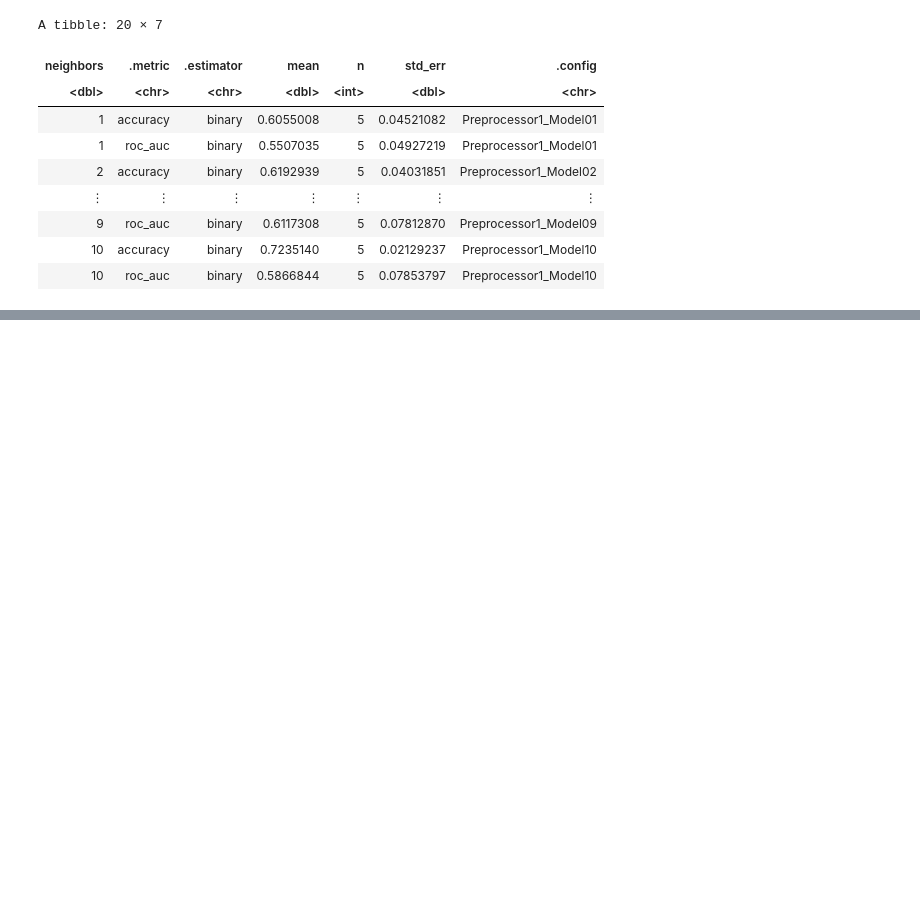
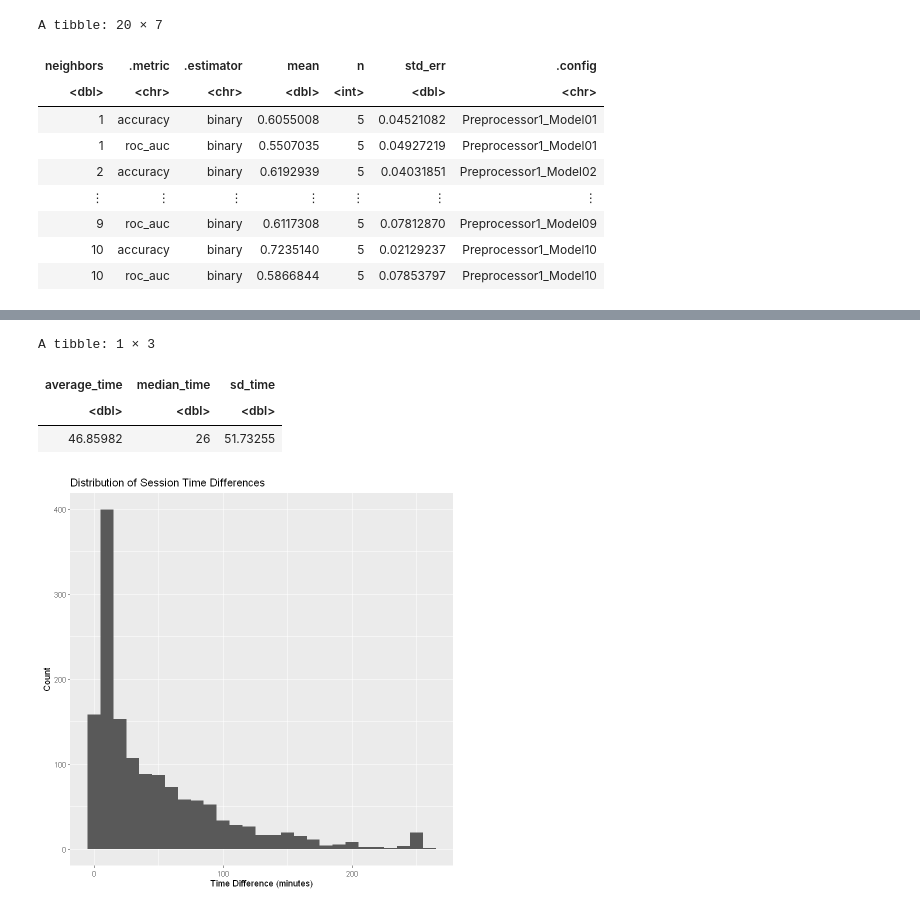
Before and after one commit to Bumblet3a/DSCi-Final, a Jupyter notebook: Project group.ipynb, the cells around one changed output, grey strips where cells are left out. Cells and saved outputs as stored; diff of their text form; code cells hidden in the pictures; blank space fills up the shorter version.

```diff
--- a/Project group.ipynb
+++ b/Project group.ipynb
@@ -236,0 +256,28 @@ A spec_tbl_df: 1535 × 5
+# %%
+sessions_time_diff <- sessions |>
+    mutate(time_diff = (EHour - Hour) * 60 + (EMinute - Minute))
+
+
+time_stats <- sessions_time_diff |>
+    summarize(average_time = mean(time_diff, na.rm = TRUE),
+              median_time = median(time_diff, na.rm = TRUE),
+              sd_time = sd(time_diff, na.rm = TRUE))
+
+
+sessions_visualization <- sessions_time_diff |>
+    ggplot(aes(x = time_diff)) +
+    geom_histogram(binwidth = 10) +
+    labs(title = "Distribution of Session Time Differences",
+         x = "Time Difference (minutes)",
+         y = "Count")
+
+sessions_visualization
+time_stats
+
+# Skewed right distribution where most people had sessions that lasted less than 60 minutes
+# %% [output]
+A tibble: 1 × 3
+| average_time | median_time | sd_time |
+| <dbl> | <dbl> | <dbl> |
+| 46.85982 | 26 | 51.73255 |
+[figure, added]
```
Also changed, not shown: parts of 3 cells of this notebook.
